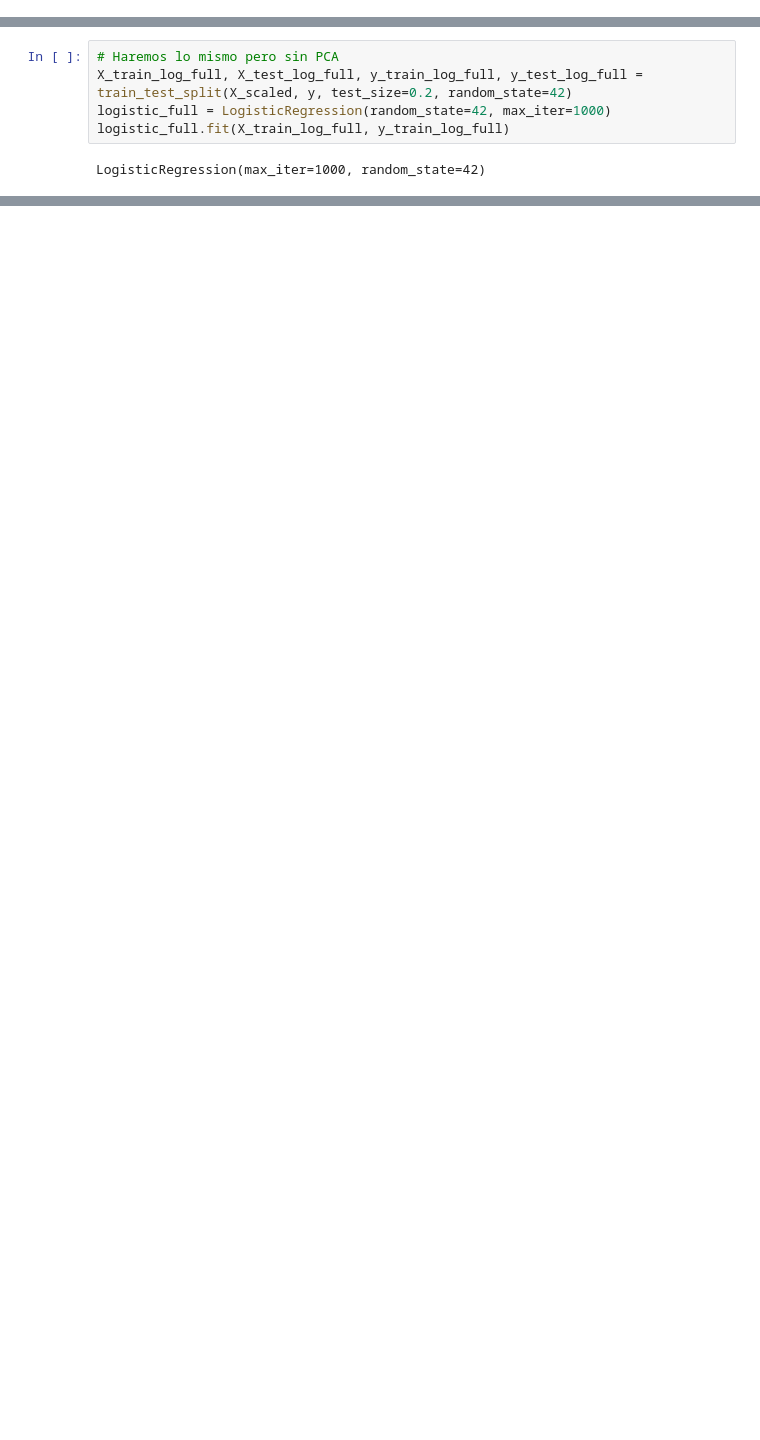
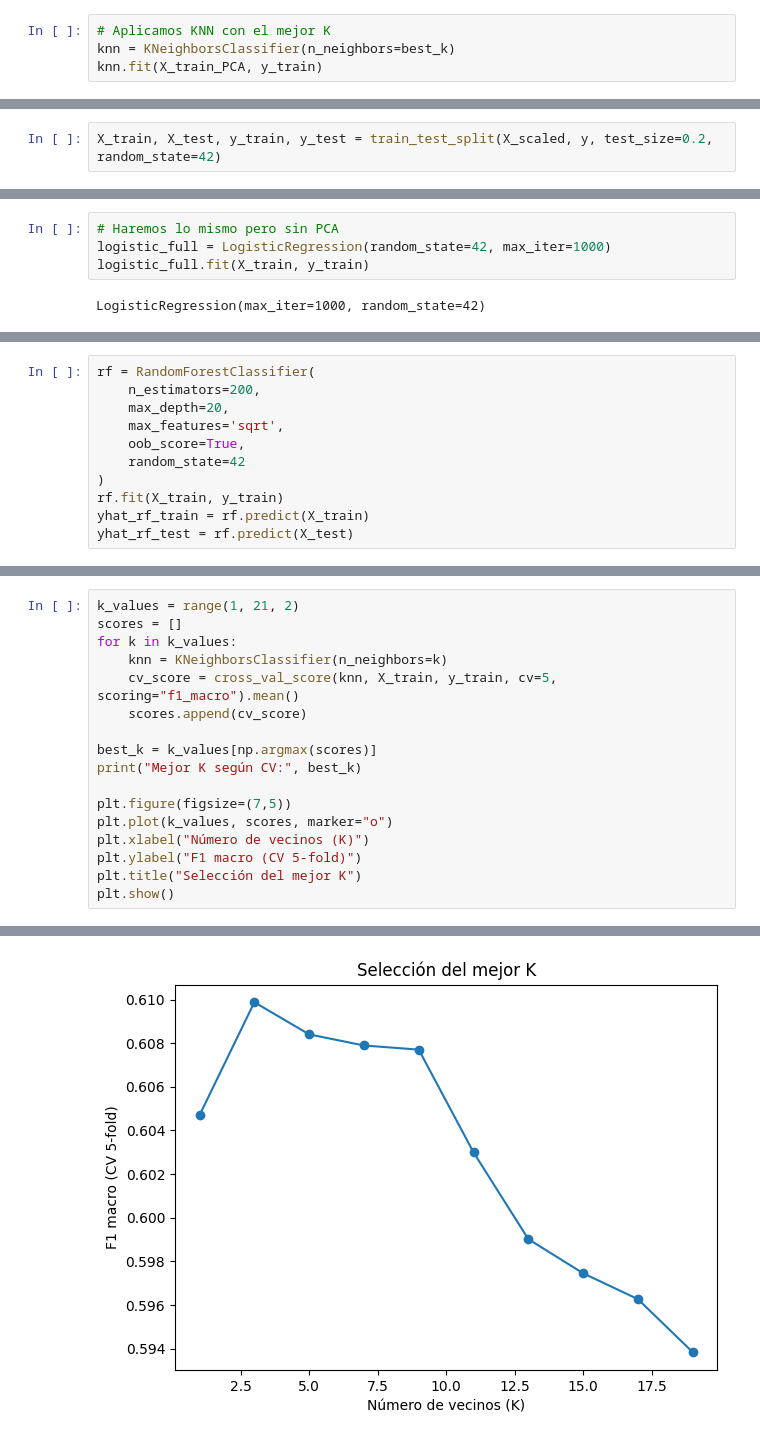
Before and after one commit to Checho-ramirijaz2014/proyecto_min, a Jupyter notebook: ML para playtime.ipynb, the cells around one changed output, grey strips where cells are left out. Cells and saved outputs as stored; diff of their text form; blank space fills up the shorter version.

Commit message:
Random Forest y KNN y Logistica y cosas pal average playtime
Precisamente lo que dice el titulo

```diff
--- a/ML para playtime.ipynb
+++ b/ML para playtime.ipynb
@@ -352,0 +445,4 @@ dtype: float64
+# %%
+# Aplicamos KNN con el mejor K
+knn = KNeighborsClassifier(n_neighbors=best_k)
+knn.fit(X_train_PCA, y_train)
@@ -352,0 +472,2 @@ dtype: float64
+# %%
+X_train, X_test, y_train, y_test = train_test_split(X_scaled, y, test_size=0.2, random_state=42)
@@ -353,8 +476,7 @@ dtype: float64
 # %%
 # Haremos lo mismo pero sin PCA
-X_train_log_full, X_test_log_full, y_train_log_full, y_test_log_full = train_test_split(X_scaled, y, test_size=0.2, random_state=42)
 logistic_full = LogisticRegression(random_state=42, max_iter=1000)
-logistic_full.fit(X_train_log_full, y_train_log_full)
+logistic_full.fit(X_train, y_train)
 # %% [output]
 LogisticRegression(max_iter=1000, random_state=42)
 # %%
@@ -397,0 +522,11 @@ dtype: float64
+# %%
+rf = RandomForestClassifier(
+    n_estimators=200,
+    max_depth=20,
+    max_features='sqrt',
+    oob_score=True,
+    random_state=42
+)
+rf.fit(X_train, y_train)
+yhat_rf_train = rf.predict(X_train)
+yhat_rf_test = rf.predict(X_test)
@@ -397,0 +580,18 @@ dtype: float64
+# %%
+k_values = range(1, 21, 2)
+scores = []
+for k in k_values:
+    knn = KNeighborsClassifier(n_neighbors=k)
+    cv_score = cross_val_score(knn, X_train, y_train, cv=5, scoring="f1_macro").mean()
+    scores.append(cv_score)
+
+best_k = k_values[np.argmax(scores)]
+print("Mejor K según CV:", best_k)
+
+plt.figure(figsize=(7,5))
+plt.plot(k_values, scores, marker="o")
+plt.xlabel("Número de vecinos (K)")
+plt.ylabel("F1 macro (CV 5-fold)")
+plt.title("Selección del mejor K")
+plt.show()
+# %% [output]
@@ -397,0 +599 @@ dtype: float64
+[figure, added]
```
Also changed, not shown: parts of 30 cells of this notebook.
